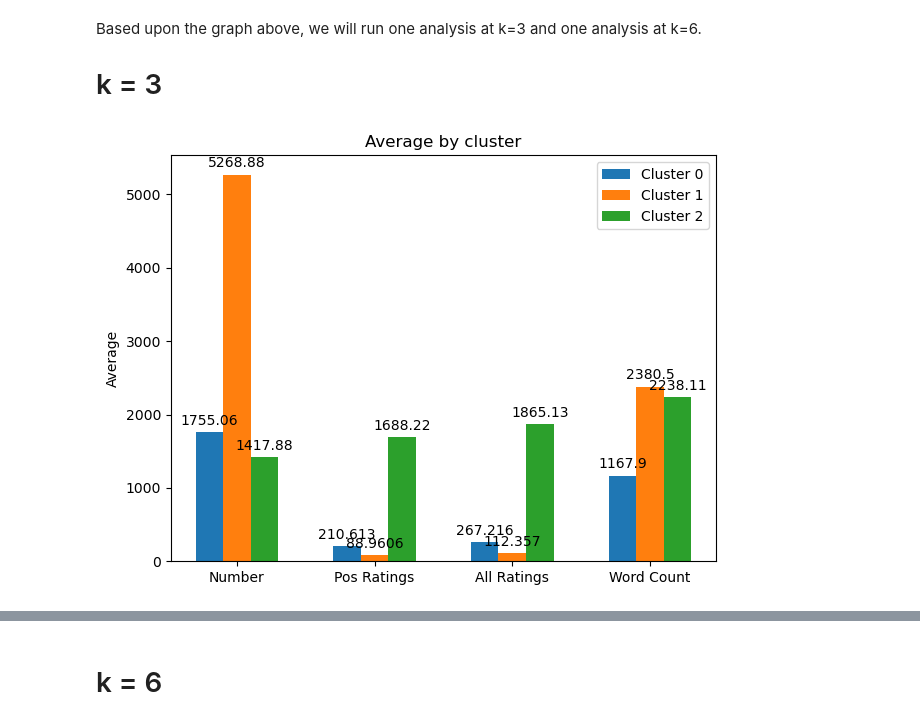
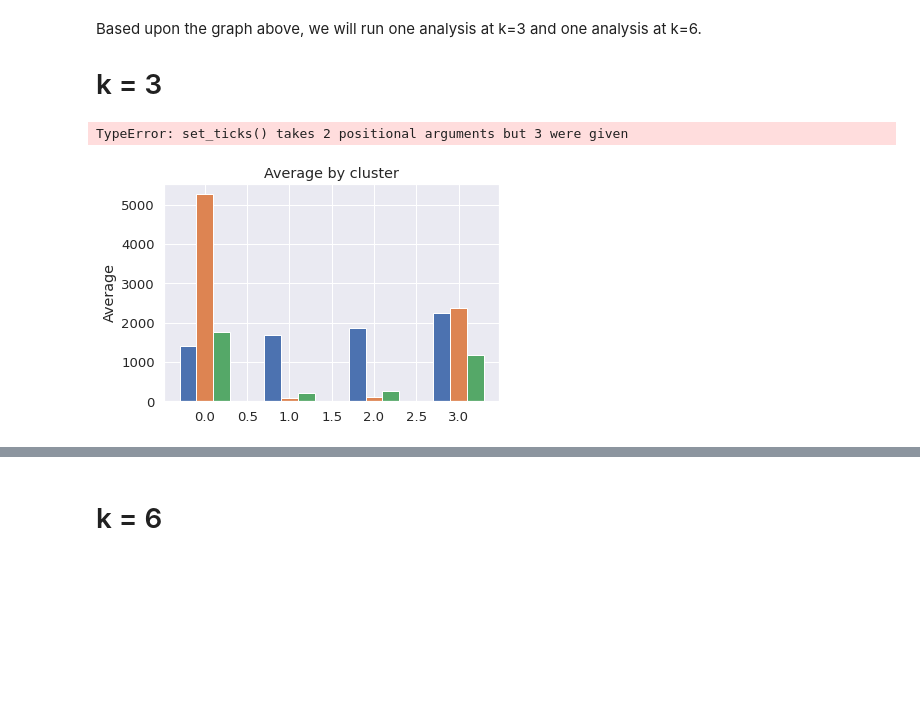
Before and after one commit to Countdown369/SecureContainProtect, a Jupyter notebook: SCP_Final_Report.ipynb, the cells around one changed output, grey strips where cells are left out. Cells and saved outputs as stored; diff of their text form; code cells hidden in the pictures; blank space fills up the shorter version.

Commit message:
finalized some things and ran most of the file

```diff
--- a/SCP_Final_Report.ipynb
+++ b/SCP_Final_Report.ipynb
@@ -421,3 +429,5 @@ The first method was to use the tags.
+# %%
+df["Tags"] = df["Tags"].apply(remove_class_tags)
 # %%
 from nltk.tokenize import word_tokenize
 from sklearn.feature_extraction.text import TfidfVectorizer
@@ -436,8 +446,10 @@ def get_most_important_tags(df : pd.DataFrame, n_tags = 175):
   return most_important_tags
 # %% [markdown]
 This convert_tags_to_vector turns each set of tags into a list the same length as the number of important tags. This allows us to treat the set of tags as a set of features. Each column in this vector/list corresponds to the same word. Having a 1 in a column means that the tag that column corresponds to was one of the tags for that SCP.
+# %%
+important_tags = get_most_important_tags(df)
 # %%
-def convert_tags_to_vector(tags : str, important_tags):
+def convert_tags_to_vector(tags : str):
   ''' takes a list of tags from an individual SCP
     Args:
         tags (str): a space-separated list of tags in string form
@@ -729,0 +795,13 @@ tree.plot_tree(dec_tree_clf,
+# %%
+from sklearn.metrics import confusion_matrix
+from sklearn.metrics import ConfusionMatrixDisplay
+
+conf_mat = confusion_matrix(y_true=Y, y_pred=y_pred)
+
+conf_mat_disp = ConfusionMatrixDisplay(conf_mat, display_labels=np.unique(Y))
+
+sns.set(font_scale=1.2)
+conf_mat_disp.plot()
+plt.gcf().set_size_inches(10, 10)
+plt.grid(False)
+plt.suptitle('max_depth=5 decision tree')
@@ -1003,35 +1106,36 @@ for l in labels:
     for x in [0,1,2]:
         cluster_bool = df_gtky2['cluster'] == x
         if x == 0:
             zero_means.append(df_gtky2.loc[cluster_bool,:][l].mean())
         if x == 1:
             one_means.append(df_gtky2.loc[cluster_bool,:][l].mean())
         if x == 2:
             two_means.append(df_gtky2.loc[cluster_bool,:][l].mean())
 
 x = np.arange(len(labels[:4]))  # the label locations
 width = 0.2  # the width of the bars
 
 fig, ax = plt.subplots()
 rects0 = ax.bar(x - width, zero_means[:4], width, label='Cluster 0')
 rects1 = ax.bar(x, one_means[:4], width, label='Cluster 1')
 rects2 = ax.bar(x + width, two_means[:4], width, label='Cluster 2')
 
 # Add some text for labels, title and custom x-axis tick labels, etc.
 ax.set_ylabel('Average')
 ax.set_title('Average by cluster')
-ax.set_xticks(x, labels[:4])
+ax.set_xticks(x, [labels[:4]])
 ax.legend()
 
 ax.bar_label(rects0, padding=3)
 ax.bar_label(rects1, padding=3)
 ax.bar_label(rects2, padding=3)
 
 fig.tight_layout()
 
 plt.show()
 # %% [output]
+TypeError: set_ticks() takes 2 positional arguments but 3 were given
-[figure, old version]
+[figure, new version]
 # %%
 # do the same for the tags ranging from 0-1 (dont put them on the last chart...see how small 88 is?)
 
```
Also changed, not shown: parts of 27 cells of this notebook.
